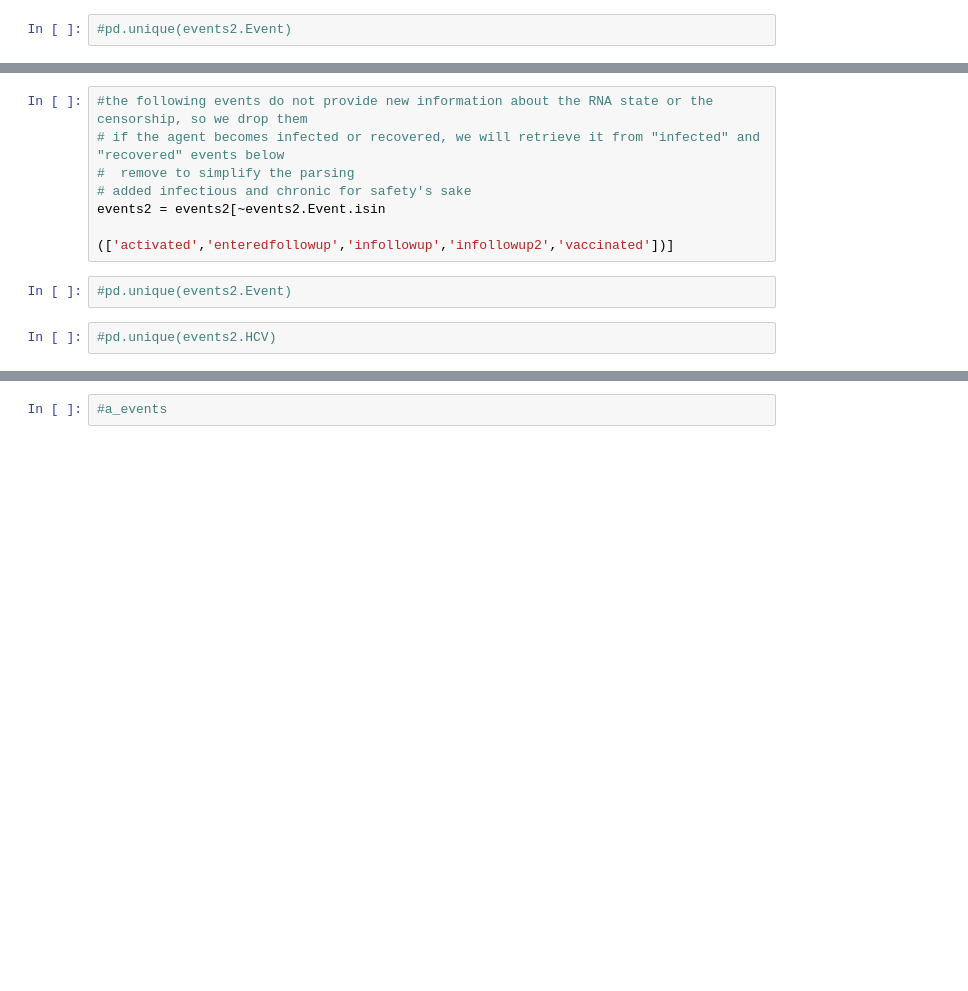
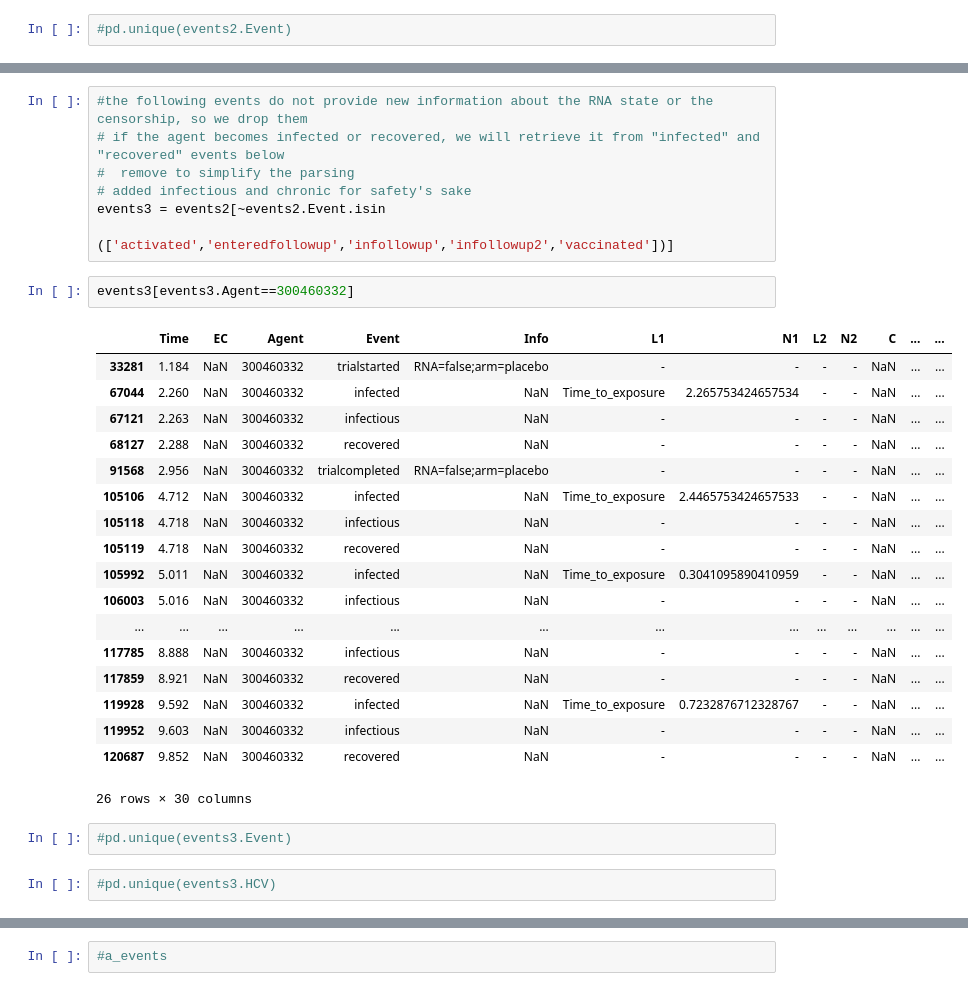
Before and after one commit to sashagutfraind/apk, a Jupyter notebook: analysis/cox_table.ipynb, the cells around one changed output, grey strips where cells are left out. Cells and saved outputs as stored; diff of their text form; blank space fills up the shorter version.

```diff
--- a/analysis/cox_table.ipynb
+++ b/analysis/cox_table.ipynb
@@ -108,12 +156,33 @@ infected_roster = ever_infected.groupby(['Agent']).size().to_dict()
 # if the agent becomes infected or recovered, we will retrieve it from "infected" and "recovered" events below
 #  remove to simplify the parsing
 # added infectious and chronic for safety's sake
-events2 = events2[~events2.Event.isin
+events3 = events2[~events2.Event.isin
                   (['activated','enteredfollowup','infollowup','infollowup2','vaccinated'])]
+# %%
+events3[events3.Agent==300460332]
+# %% [output]
+|  | Time | EC | Agent | Event | Info | L1 | N1 | L2 | N2 | C | ... | ... |
+| 33281 | 1.184 | NaN | 300460332 | trialstarted | RNA=false;arm=placebo | - | - | - | - | NaN | ... | ... |
+| 67044 | 2.260 | NaN | 300460332 | infected | NaN | Time_to_exposure | 2.265753424657534 | - | - | NaN | ... | ... |
+| 67121 | 2.263 | NaN | 300460332 | infectious | NaN | - | - | - | - | NaN | ... | ... |
+| 68127 | 2.288 | NaN | 300460332 | recovered | NaN | - | - | - | - | NaN | ... | ... |
+| 91568 | 2.956 | NaN | 300460332 | trialcompleted | RNA=false;arm=placebo | - | - | - | - | NaN | ... | ... |
+| 105106 | 4.712 | NaN | 300460332 | infected | NaN | Time_to_exposure | 2.4465753424657533 | - | - | NaN | ... | ... |
+| 105118 | 4.718 | NaN | 300460332 | infectious | NaN | - | - | - | - | NaN | ... | ... |
+| 105119 | 4.718 | NaN | 300460332 | recovered | NaN | - | - | - | - | NaN | ... | ... |
+| 105992 | 5.011 | NaN | 300460332 | infected | NaN | Time_to_exposure | 0.3041095890410959 | - | - | NaN | ... | ... |
+| 106003 | 5.016 | NaN | 300460332 | infectious | NaN | - | - | - | - | NaN | ... | ... |
+| ... | ... | ... | ... | ... | ... | ... | ... | ... | ... | ... | ... | ... |
+| 117785 | 8.888 | NaN | 300460332 | infectious | NaN | - | - | - | - | NaN | ... | ... |
+| 117859 | 8.921 | NaN | 300460332 | recovered | NaN | - | - | - | - | NaN | ... | ... |
+| 119928 | 9.592 | NaN | 300460332 | infected | NaN | Time_to_exposure | 0.7232876712328767 | - | - | NaN | ... | ... |
+| 119952 | 9.603 | NaN | 300460332 | infectious | NaN | - | - | - | - | NaN | ... | ... |
+| 120687 | 9.852 | NaN | 300460332 | recovered | NaN | - | - | - | - | NaN | ... | ... |
+26 rows × 30 columns
 # %%
-#pd.unique(events2.Event)
+#pd.unique(events3.Event)
 # %%
-#pd.unique(events2.HCV)
+#pd.unique(events3.HCV)
 # %%
 agent_events = {}
 longest_history = 0 #needed for padding the data
```
Also changed, not shown: parts of 21 cells of this notebook.
